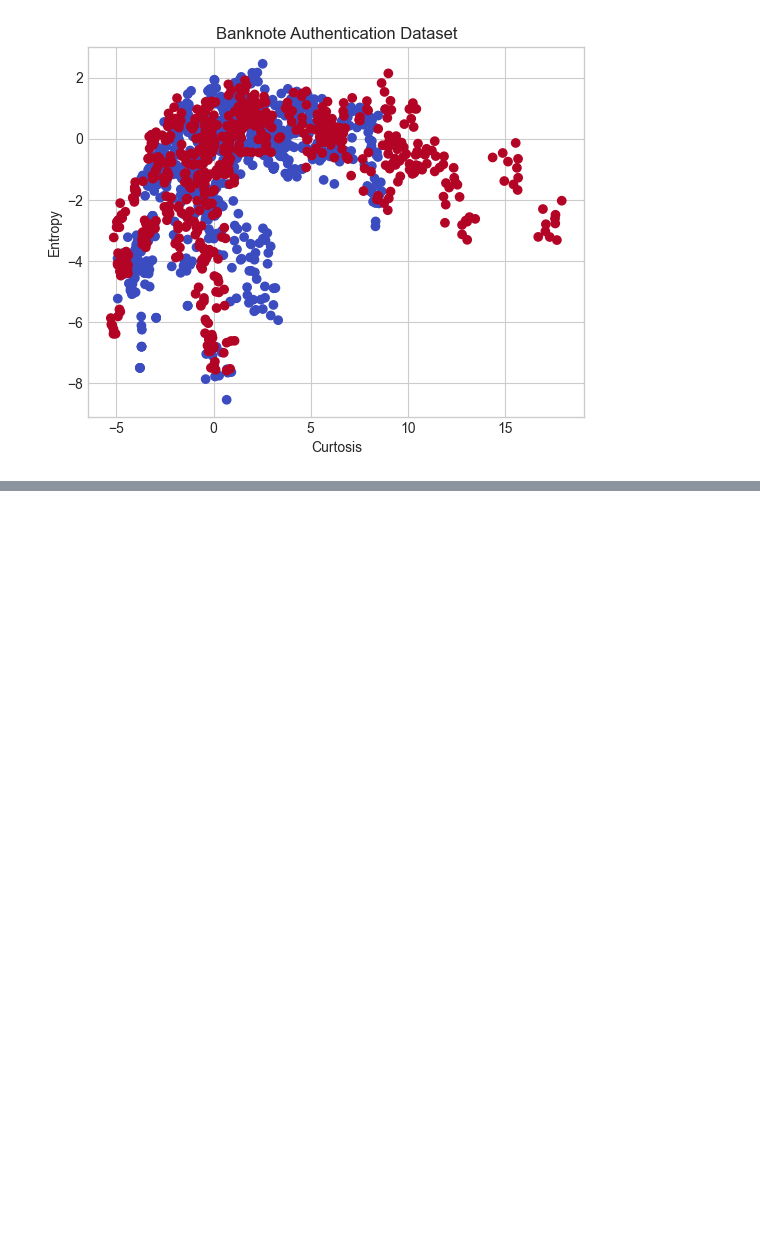
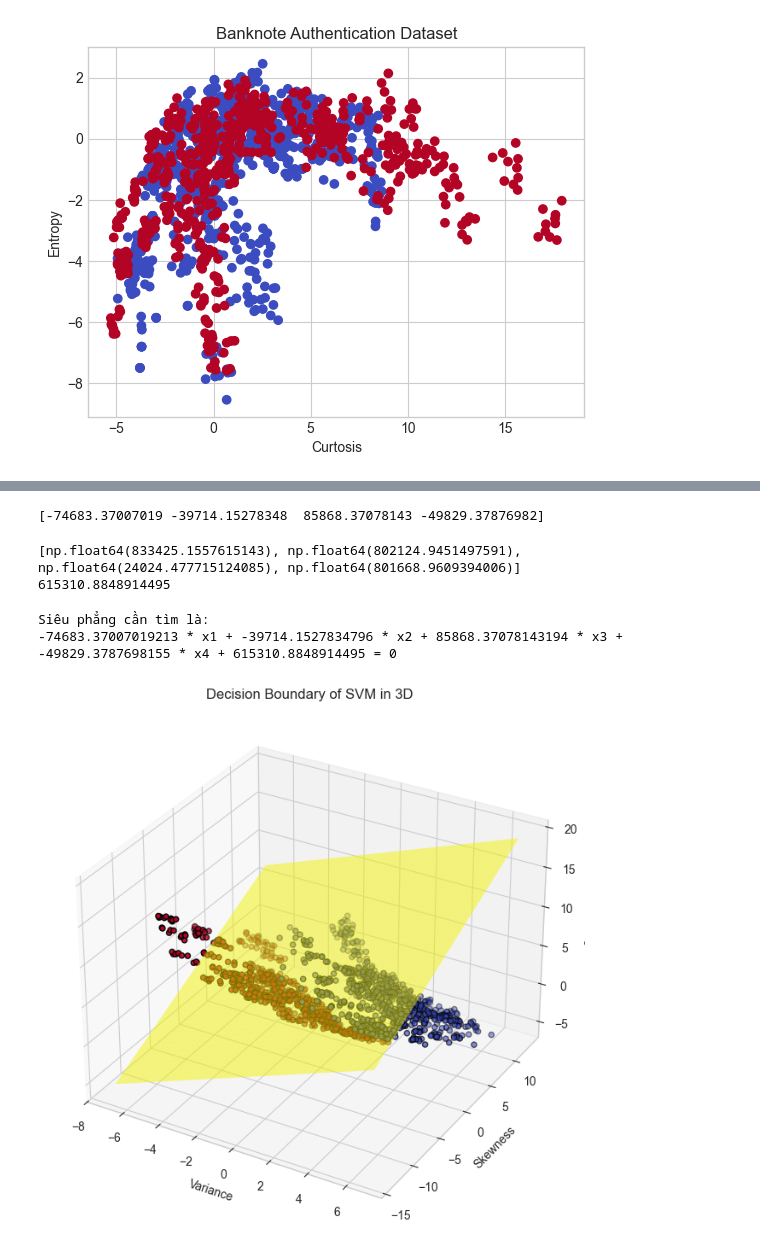
Before and after one commit to DungQuanPhung/Main, a Jupyter notebook: Bài tập Data Mining Tuần 9.ipynb, the cells around one changed output, grey strips where cells are left out. Drawn from its saved outputs; the diff is of its cells as text; code cells hidden in the pictures; blank space fills up the shorter version.

```diff
--- a/Bài tập Data Mining Tuần 9.ipynb
+++ b/Bài tập Data Mining Tuần 9.ipynb
@@ -206,3 +209,7 @@ plt.show()
 # %% [output]
 [figure]
 [figure]
+# %%
+X = X.values
+y = y['class'].values
+print(X, y)
@@ -208,0 +224,4 @@ plt.show()
+# %%
+Lagrange = np.zeros((X.shape[0], 1))
+Lagrange[0:4] = 65.5261
+print(Lagrange)
@@ -208,0 +236,43 @@ plt.show()
+# %%
+W = []
+for i in range(4):
+    W.append(np.sum(Lagrange[i] * y * X[:, i]))
+print(np.array(W))
+# %% [output]
+[-74683.37007019 -39714.15278348  85868.37078143 -49829.37876982]
+# %%
+b = []
+for i in range(4):
+    yi = y[i]
+    xi = X[i, :4]
+    bi = yi - np.dot(W, xi)
+    b.append(bi)
+print(b)
+bias = np.mean(b)
+print(bias)
+# %% [output]
+[np.float64(833425.1557615143), np.float64(802124.9451497591), np.float64(24024.477715124085), np.float64(801668.9609394006)]
+615310.8848914495
+# %%
+print("Siêu phẳng cần tìm là:")
+print(f"{W[0]} * x1 + {W[1]} * x2 + {W[2]} * x3 + {W[3]} * x4 + {bias} = 0")
+# %% [output]
+Siêu phẳng cần tìm là:
+-74683.37007019213 * x1 + -39714.1527834796 * x2 + 85868.37078143194 * x3 + -49829.3787698155 * x4 + 615310.8848914495 = 0
+# %%
+# Vẽ siêu phẳng trong không gian 3D
+x1 = np.linspace(X[:, 0].min(), X[:, 0].max(), 100)
+x2 = np.linspace(X[:, 1].min(), X[:, 1].max(), 100)
+fig = plt.figure(figsize=(10, 8))
+ax = fig.add_subplot(111, projection='3d')
+ax.scatter(X[:, 0], X[:, 1], X[:, 2], c=y, cmap='coolwarm', edgecolors='k')
+X1, X2 = np.meshgrid(x1, x2)
+Z = (bias - W[0] * X1 - W[1] * X2) / W[2]
+ax.plot_surface(X1, X2, Z, alpha=0.5, color='yellow')
+ax.set_xlabel('Variance')
+ax.set_ylabel('Skewness')
+ax.set_zlabel('Curtosis')
+ax.set_title('Decision Boundary of SVM in 3D')
+plt.show()
+# %% [output]
+[figure, added]
```
Also changed, not shown: parts of 6 cells of this notebook.
